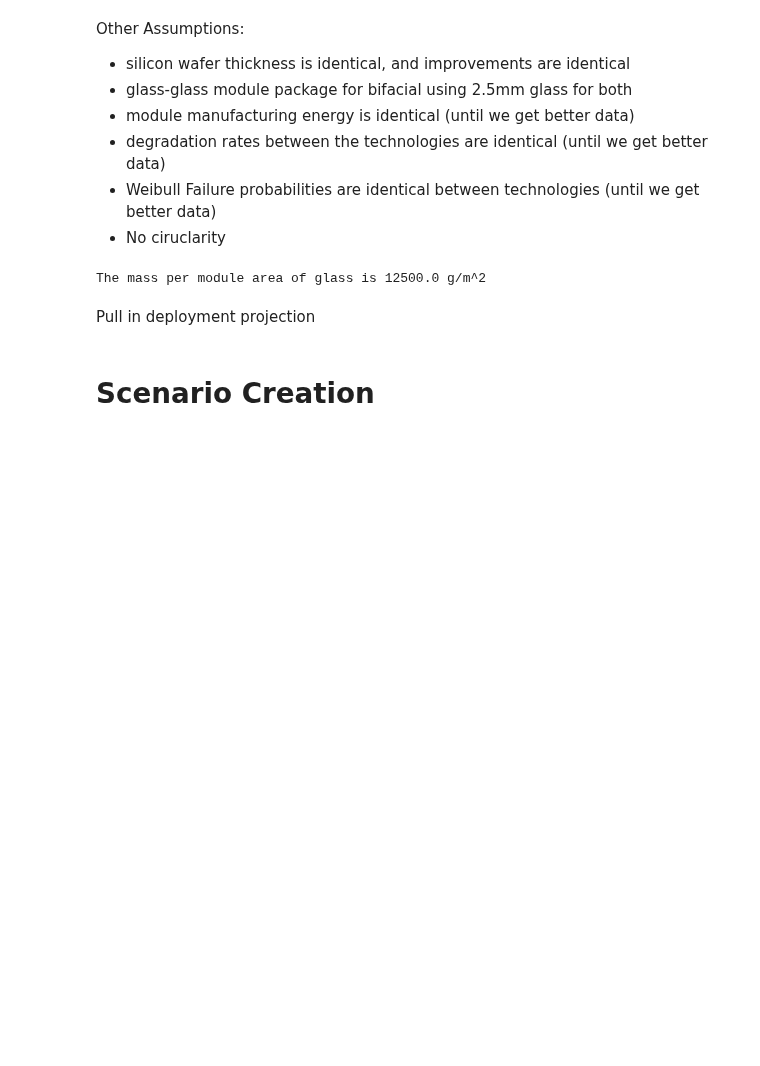
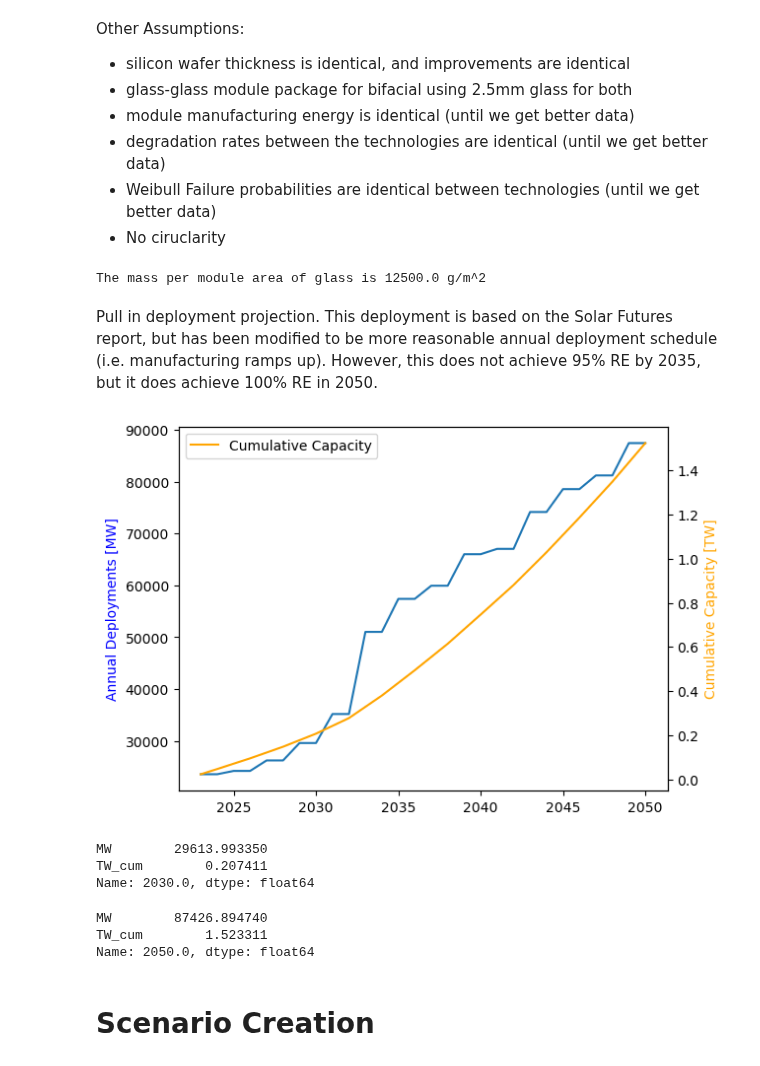
Before and after one commit to NREL/PV_ICE, a Jupyter notebook: docs/tutorials/16 - PERC vs SHJ vs TOPCon.ipynb, the cells around one changed output. Saved outputs shown, nothing was run; the diff lists cells and outputs as text; code cells hidden in the pictures; blank space fills up the shorter version.

Commit message:
updated reeds deployment curve
and finished modifying scenarios. now to figure out bifi factors and run simulation

```diff
--- a/docs/tutorials/16 - PERC vs SHJ vs TOPCon.ipynb
+++ b/docs/tutorials/16 - PERC vs SHJ vs TOPCon.ipynb
@@ -192,4 +192,39 @@ print('The mass per module area of glass is '+str(glassperm2)+' g/m^2')
 # %% [output]
 The mass per module area of glass is 12500.0 g/m^2
 # %% [markdown]
-Pull in deployment projection
+Pull in deployment projection. This deployment is based on the Solar Futures report, but has been modified to be more reasonable annual deployment schedule (i.e. manufacturing ramps up). However, this does not achieve 95% RE by 2035, but it does achieve 100% RE in 2050.
+# %%
+sf_reeds_alts = pd.read_excel(os.path.join(supportMatfolder,'SF_reeds_alternates.xlsx'),index_col=0)
+# %%
+sf_reeds = sf_reeds_alts.loc[2023:2050,['MW']]
+# %%
+#try sorting the Reeds Deployment to be in ascending order
+sf_reeds['MW'].values.sort() #this sorts the column values in place
+# %%
+sf_reeds['TW_cum'] = sf_reeds['MW'].cumsum()/1e6
+# %%
+fig, ax1 = plt.subplots()
+
+ax1.plot(sf_reeds['MW'])
+ax1.set_ylabel('Annual Deployments [MW]', color='blue')
+
+ax2 = ax1.twinx()
+ax2.plot(sf_reeds['TW_cum'], color='orange')
+ax2.set_ylabel('Cumulative Capacity [TW]', color='orange')
+
+plt.legend(['Cumulative Capacity'])
+plt.show()
+# %% [output]
+[figure, added]
+# %%
+sf_reeds.loc[2030]
+# %% [output]
+MW        29613.993350
+TW_cum        0.207411
+Name: 2030.0, dtype: float64
+# %%
+sf_reeds.loc[2050]
+# %% [output]
+MW        87426.894740
+TW_cum        1.523311
+Name: 2050.0, dtype: float64
```
Also changed, not shown: parts of 4 cells of this notebook, 3 other files.
